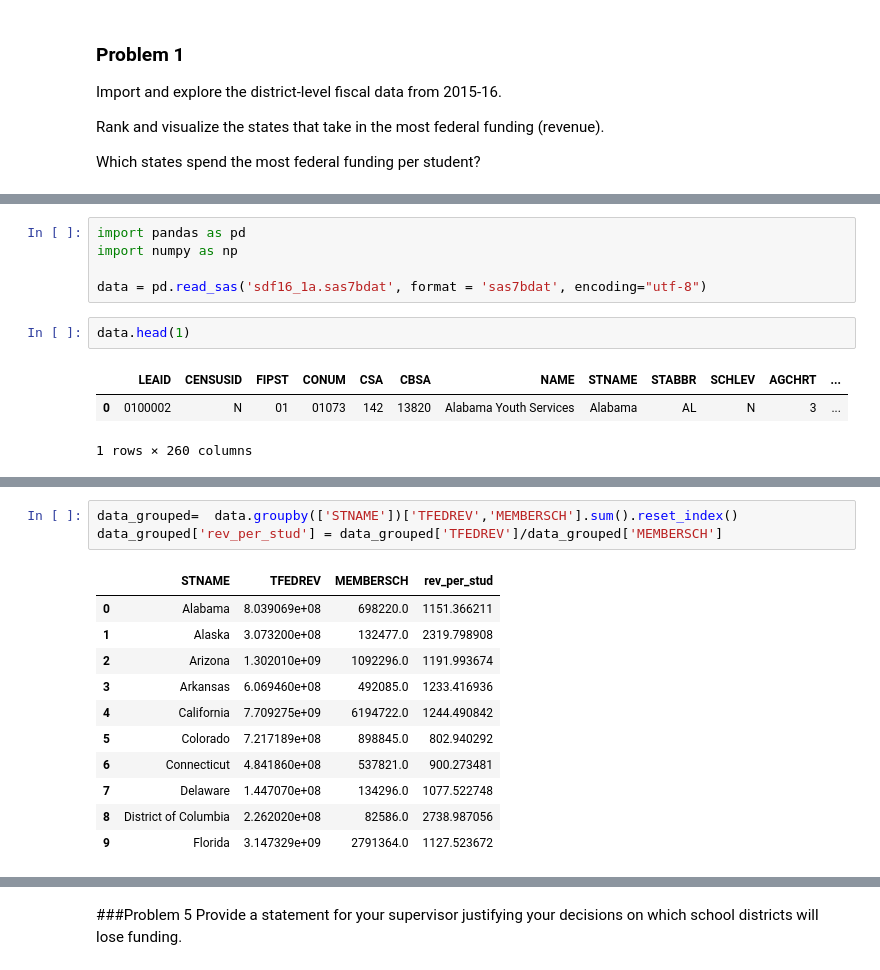
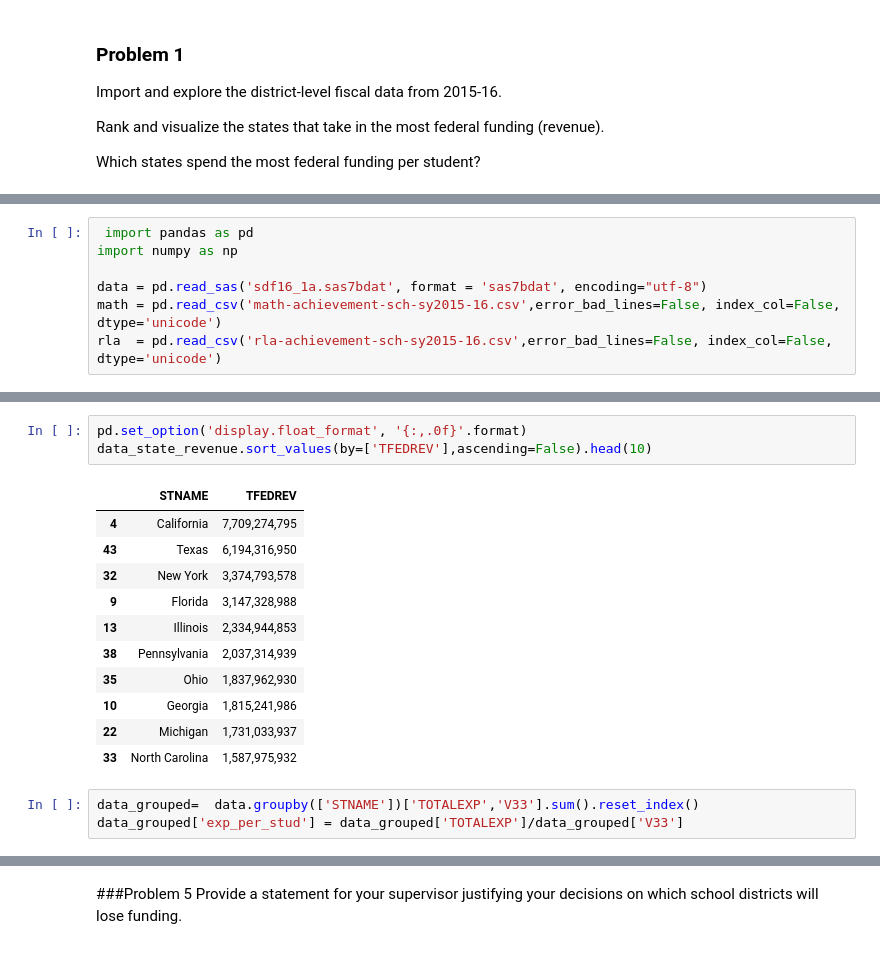
Before and after one commit to prathwishshetty/DS5500_HW_3, a Jupyter notebook: DS5500_HW_3.ipynb, the cells around one changed output, grey strips where cells are left out. Drawn from its saved outputs; the diff is of its cells as text.

```diff
--- a/DS5500_HW_3.ipynb
+++ b/DS5500_HW_3.ipynb
@@ -53,14 +73,10 @@ Which states spend the most federal funding per student?
 # %%
-import pandas as pd
+ import pandas as pd
 import numpy as np
 
 data = pd.read_sas('sdf16_1a.sas7bdat', format = 'sas7bdat', encoding="utf-8")
+math = pd.read_csv('math-achievement-sch-sy2015-16.csv',error_bad_lines=False, index_col=False, dtype='unicode')
+rla  = pd.read_csv('rla-achievement-sch-sy2015-16.csv',error_bad_lines=False, index_col=False, dtype='unicode')
-# %%
-data.head(1)
-# %% [output]
-|  | LEAID | CENSUSID | FIPST | CONUM | CSA | CBSA | NAME | STNAME | STABBR | SCHLEV | AGCHRT | ... |
-| 0 | 0100002 | N | 01 | 01073 | 142 | 13820 | Alabama Youth Services | Alabama | AL | N | 3 | ... |
-1 rows × 260 columns
 # %%
 data_state_revenue = data.groupby(['STNAME'])['TFEDREV'].sum().reset_index()
 import plotly.express as px
@@ -68,20 +84,23 @@ fig = px.bar(data_state_revenue, x='STNAME', y='TFEDREV')
 fig.show()
 # %% [output]
 [interactive output not drawn]
+# %%
+pd.set_option('display.float_format', '{:,.0f}'.format)
+data_state_revenue.sort_values(by=['TFEDREV'],ascending=False).head(10)
+# %% [output]
+|  | STNAME | TFEDREV |
+| 4 | California | 7,709,274,795 |
+| 43 | Texas | 6,194,316,950 |
+| 32 | New York | 3,374,793,578 |
+| 9 | Florida | 3,147,328,988 |
+| 13 | Illinois | 2,334,944,853 |
+| 38 | Pennsylvania | 2,037,314,939 |
+| 35 | Ohio | 1,837,962,930 |
+| 10 | Georgia | 1,815,241,986 |
+| 22 | Michigan | 1,731,033,937 |
+| 33 | North Carolina | 1,587,975,932 |
 # %%
-data_grouped=  data.groupby(['STNAME'])['TFEDREV','MEMBERSCH'].sum().reset_index()
-data_grouped['rev_per_stud'] = data_grouped['TFEDREV']/data_grouped['MEMBERSCH']
+data_grouped=  data.groupby(['STNAME'])['TOTALEXP','V33'].sum().reset_index()
+data_grouped['exp_per_stud'] = data_grouped['TOTALEXP']/data_grouped['V33']
-# %% [output]
-|  | STNAME | TFEDREV | MEMBERSCH | rev_per_stud |
-| 0 | Alabama | 8.039069e+08 | 698220.0 | 1151.366211 |
-| 1 | Alaska | 3.073200e+08 | 132477.0 | 2319.798908 |
-| 2 | Arizona | 1.302010e+09 | 1092296.0 | 1191.993674 |
-| 3 | Arkansas | 6.069460e+08 | 492085.0 | 1233.416936 |
-| 4 | California | 7.709275e+09 | 6194722.0 | 1244.490842 |
-| 5 | Colorado | 7.217189e+08 | 898845.0 | 802.940292 |
-| 6 | Connecticut | 4.841860e+08 | 537821.0 | 900.273481 |
-| 7 | Delaware | 1.447070e+08 | 134296.0 | 1077.522748 |
-| 8 | District of Columbia | 2.262020e+08 | 82586.0 | 2738.987056 |
-| 9 | Florida | 3.147329e+09 | 2791364.0 | 1127.523672 |
 # %%
 import plotly.express as px
```
Also changed, not shown: parts of 18 cells of this notebook.
